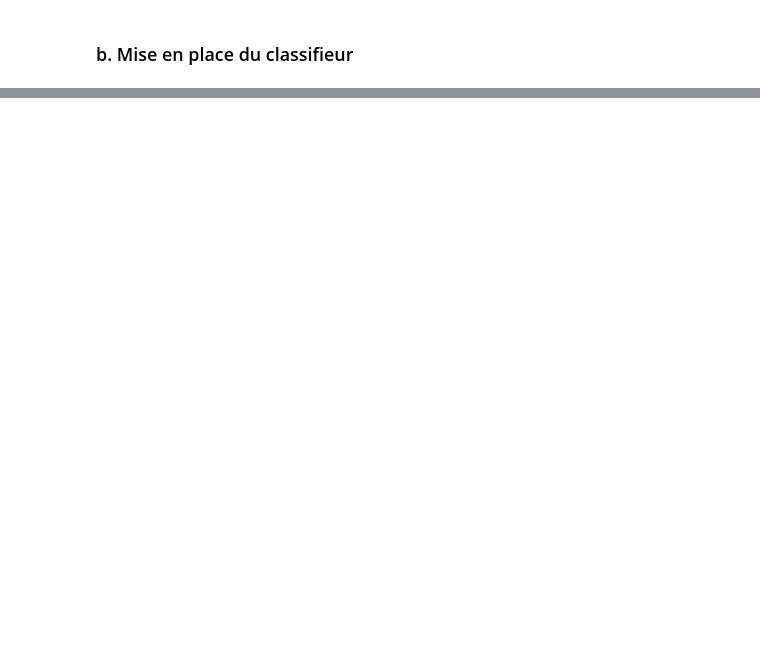
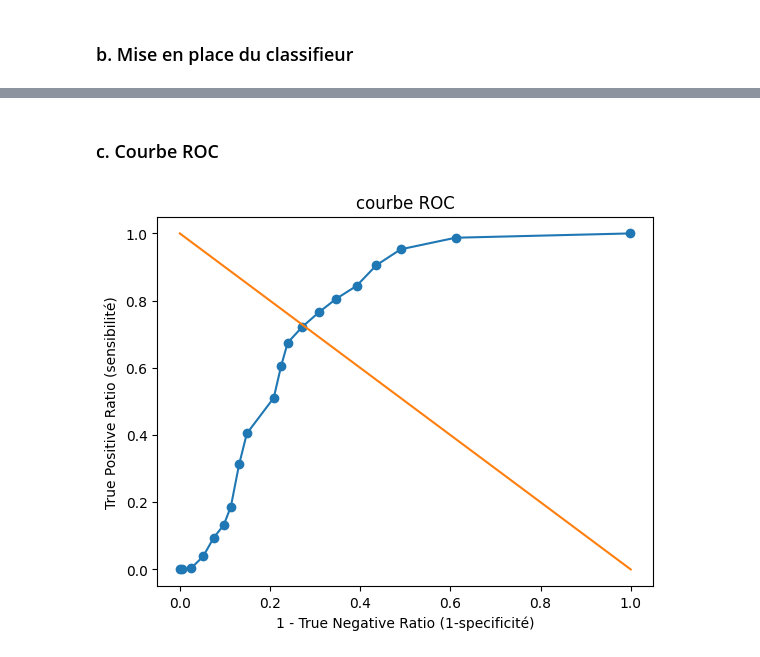
Before and after one commit to floriantholin/Machine-Learning, a Jupyter notebook: TP3/TP3.ipynb, the cells around one changed output, grey strips where cells are left out. Drawn from its saved outputs; the diff is of its cells as text; code cells hidden in the pictures; blank space fills up the shorter version.

```diff
--- a/TP3/TP3.ipynb
+++ b/TP3/TP3.ipynb
@@ -157,0 +141,16 @@ taux de bonne reconnaissance (précision) (TP/P) = 0.11
+# %%
+
+print("\nOn s'intéresse à la classe Chair (Positif = Chair)")
+TP = conf_matrice[0,0]; TN = conf_matrice[1,1]
+FP = conf_matrice[1,0]; FN = conf_matrice[0,1]
+precision = TP/(TP+FP)
+sensibilite = TP/(TP+FN)
+specificite = TN/(FP+TN)
+print(f"TP : {TP} (nb de Chair biens classés)")
+print(f"TN : {TN} (nb de NonChair biens classés)")
+print(f"FP : {FP} (nb de Chair classés NonChair)")
+print(f"FN : {FN} (nb de NonChair classés Chair)")
+print("Soient : TPF les Positifs de Terrain, TNF les Négatifs de Terrain, P les prédits Positifs")
+print(f'sensibilité (ou rappel) (TP/TPF) = {100*sensibilite:.1f} %')
+print(f'spécificité (TN/TNF) = {100*specificite:.1f} %')
+print(f"taux de bonne reconnaissance (ou précision) (TP/P) = {100*precision:.1f} %")
@@ -157,0 +167,23 @@ taux de bonne reconnaissance (précision) (TP/P) = 0.11
+# %% [markdown]
+### c. Courbe ROC
+# %%
+NB = 20
+SEUILS = np.linspace(np.min(p_train), np.max(p_train), NB)
+sensibilites = []; specificites = []
+for s in SEUILS :
+    p_train_seuillee = [1 if p < s else 0 for p in p_train ] #on seuille par mp_train
+    conf_matrice=confusion_matrix(y_train, p_train_seuillee) #(y_verité,y_prediction)
+    #Matrice de confusion [0:NonChaire|1:Chaire]
+    TP = conf_matrice[1,1]; TN = conf_matrice[0,0]
+    FP = conf_matrice[0,1]; FN = conf_matrice[1,0]
+    sensibilites.append(TP/(TP+FN))
+    specificites.append(TN/(FP+TN))
+
+specificites=np.array(specificites)
+plt.plot(1-specificites,sensibilites,'o-')
+plt.plot([0,1],[1,0])
+plt.title('courbe ROC')
+plt.xlabel("1 - True Negative Ratio (1-specificité)")
+plt.ylabel("True Positive Ratio (sensibilité)");
+# %% [output]
+[figure, added]
```
Also changed, not shown: parts of 7 cells of this notebook.
